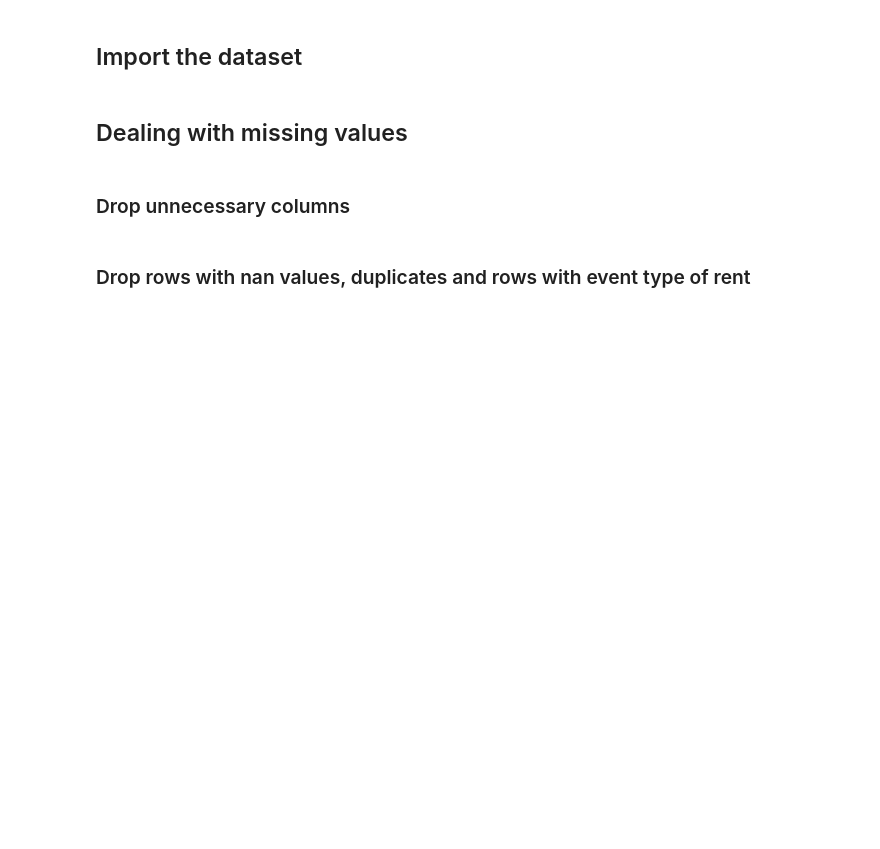
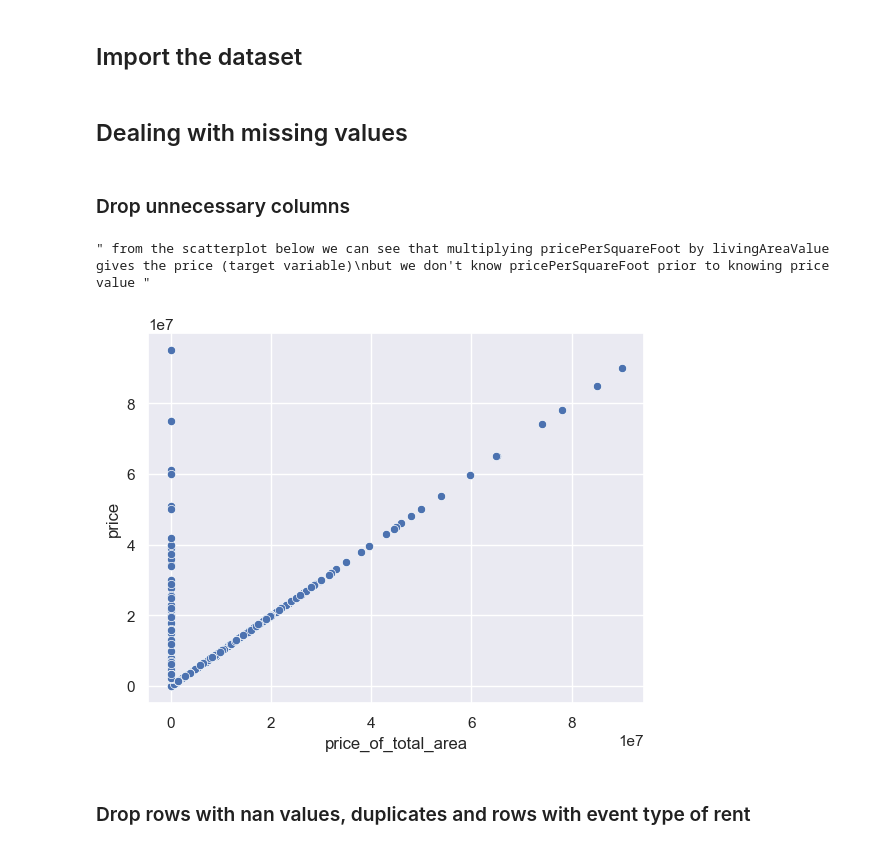
Before and after one commit to mcallisters/SDS-CP006-california-housing-prediction, a Jupyter notebook: notebooks/davron_data_analysis.ipynb, the cells around one changed output. Cells and saved outputs as stored; diff of their text form; code cells hidden in the pictures; blank space fills up the shorter version.

```diff
--- a/notebooks/davron_data_analysis.ipynb
+++ b/notebooks/davron_data_analysis.ipynb
@@ -19,5 +19,13 @@ raw_dataset['date_posted'] = pd.to_datetime(raw_dataset['datePostedString'],form
 ## Dealing with missing values
 # %% [markdown]
 ### Drop unnecessary columns
+# %%
+raw_dataset['price_of_total_area'] = raw_dataset['pricePerSquareFoot'] * raw_dataset['livingAreaValue']
+sns.scatterplot(x=raw_dataset['price_of_total_area'],y =raw_dataset['price'])
+''' from the scatterplot below we can see that multiplying pricePerSquareFoot by livingAreaValue gives the price (target variable)
+but we don't know pricePerSquareFoot prior to knowing price value '''
+# %% [output]
+" from the scatterplot below we can see that multiplying pricePerSquareFoot by livingAreaValue gives the price (target variable)\nbut we don't know pricePerSquareFoot prior to knowing price value "
+[figure, added]
 # %%
 # columns which are redundant
```
Also changed, not shown: parts of 22 cells of this notebook, 1 other file.
